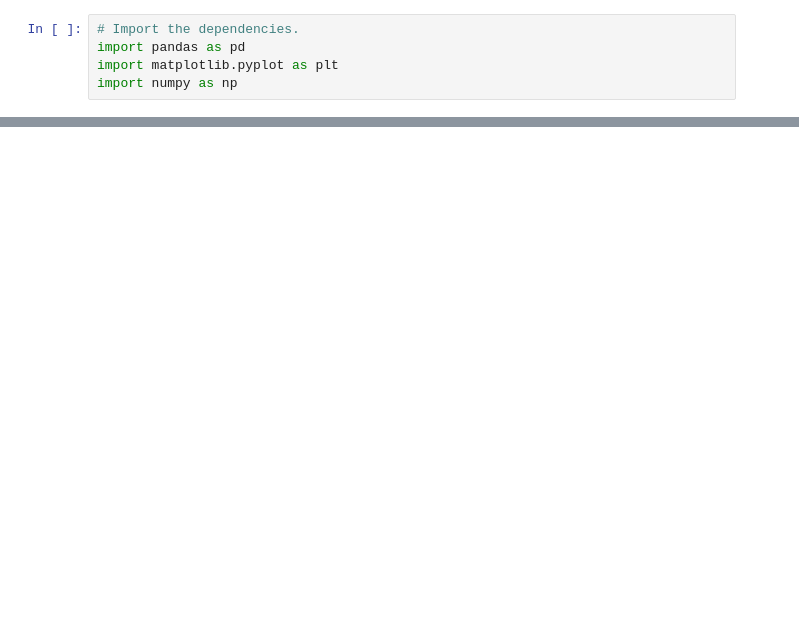
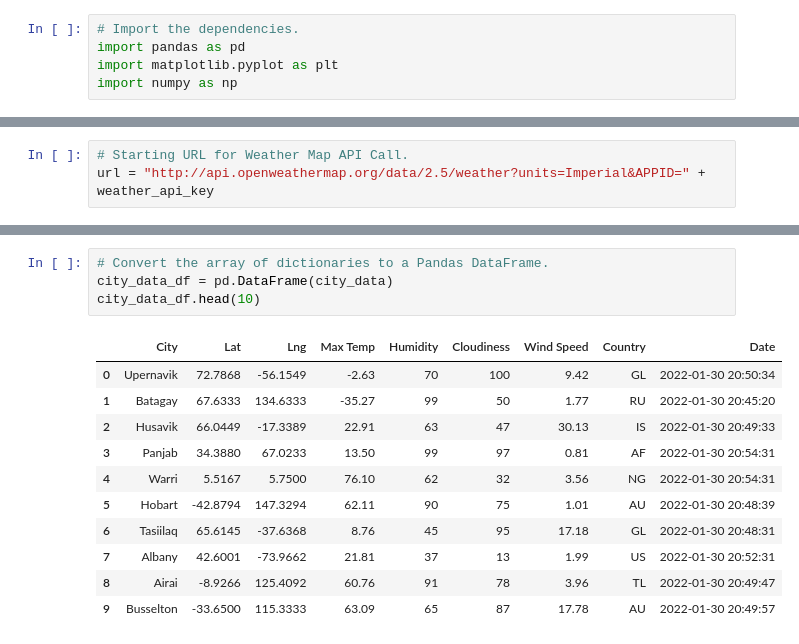
Before and after one commit to kelseymosbarger/World_Weather_Analysis, a Jupyter notebook: WeatherPy.ipynb, the cells around one changed output, grey strips where cells are left out. Drawn from its saved outputs; the diff is of its cells as text; blank space fills up the shorter version.

Commit message:
WeatherPy Updates and cities.CSV created

```diff
--- a/WeatherPy.ipynb
+++ b/WeatherPy.ipynb
@@ -53,0 +45,3 @@ len(cities)
+# %%
+# Starting URL for Weather Map API Call.
+url = "http://api.openweathermap.org/data/2.5/weather?units=Imperial&APPID=" + weather_api_key
@@ -53,0 +136,16 @@ len(cities)
+# %%
+# Convert the array of dictionaries to a Pandas DataFrame.
+city_data_df = pd.DataFrame(city_data)
+city_data_df.head(10)
+# %% [output]
+|  | City | Lat | Lng | Max Temp | Humidity | Cloudiness | Wind Speed | Country | Date |
+| 0 | Upernavik | 72.7868 | -56.1549 | -2.63 | 70 | 100 | 9.42 | GL | 2022-01-30 20:50:34 |
+| 1 | Batagay | 67.6333 | 134.6333 | -35.27 | 99 | 50 | 1.77 | RU | 2022-01-30 20:45:20 |
+| 2 | Husavik | 66.0449 | -17.3389 | 22.91 | 63 | 47 | 30.13 | IS | 2022-01-30 20:49:33 |
+| 3 | Panjab | 34.3880 | 67.0233 | 13.50 | 99 | 97 | 0.81 | AF | 2022-01-30 20:54:31 |
+| 4 | Warri | 5.5167 | 5.7500 | 76.10 | 62 | 32 | 3.56 | NG | 2022-01-30 20:54:31 |
+| 5 | Hobart | -42.8794 | 147.3294 | 62.11 | 90 | 75 | 1.01 | AU | 2022-01-30 20:48:39 |
+| 6 | Tasiilaq | 65.6145 | -37.6368 | 8.76 | 45 | 95 | 17.18 | GL | 2022-01-30 20:48:31 |
+| 7 | Albany | 42.6001 | -73.9662 | 21.81 | 37 | 13 | 1.99 | US | 2022-01-30 20:52:31 |
+| 8 | Airai | -8.9266 | 125.4092 | 60.76 | 91 | 78 | 3.96 | TL | 2022-01-30 20:49:47 |
+| 9 | Busselton | -33.6500 | 115.3333 | 63.09 | 65 | 87 | 17.78 | AU | 2022-01-30 20:49:57 |
```
Also changed, not shown: parts of 11 cells of this notebook, 3 other files.
